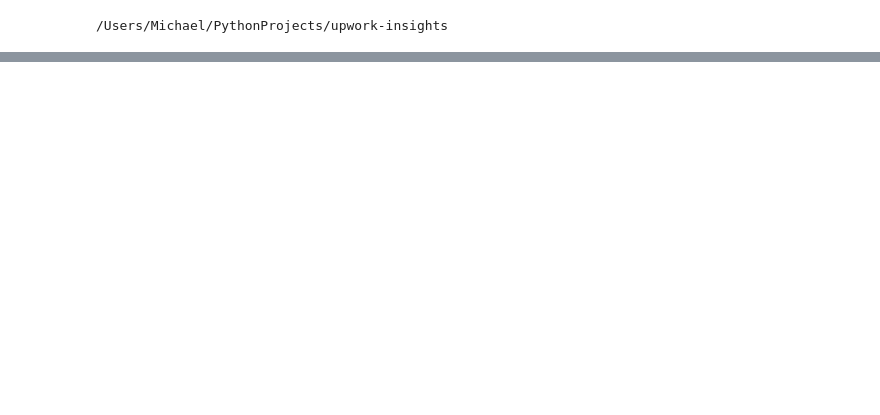
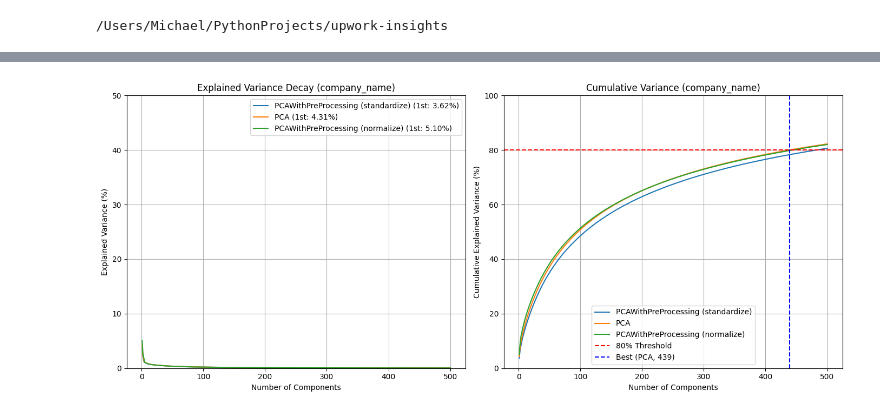
Before and after one commit to Symfa-Inc/upwork-insights, a Jupyter notebook: notebooks/embeddings_dimensionality_reduction.ipynb, the cells around one changed output, grey strips where cells are left out. Cells and saved outputs as stored; diff of their text form; code cells hidden in the pictures; blank space fills up the shorter version.

```diff
--- a/notebooks/embeddings_dimensionality_reduction.ipynb
+++ b/notebooks/embeddings_dimensionality_reduction.ipynb
@@ -40,4 +65,5 @@ visualize_variances(explained_variances, cumulative_variances, feature_name="des
 # %%
 company_name_df = pd.read_parquet(os.path.join(output_dir, 'company_name_embeddings.parquet'))[sample_mask]
-explained_variances, cumulative_variances = fit_dimensionality_reduction_methods(company_name_df)
+explained_variances, cumulative_variances = fit_dimensionality_reduction_methods(company_name_df, 'company_name', methods, save_dir)
 visualize_variances(explained_variances, cumulative_variances, feature_name="company_name")
+# %% [output]
@@ -44,2 +76,3 @@ visualize_variances(explained_variances, cumulative_variances, feature_name="com
+[figure, added]
 # %%
 company_description_df = pd.read_parquet(os.path.join(output_dir, 'company_description_embeddings.parquet'))[sample_mask]
```
Also changed, not shown: parts of 9 cells of this notebook, 3 other files.
